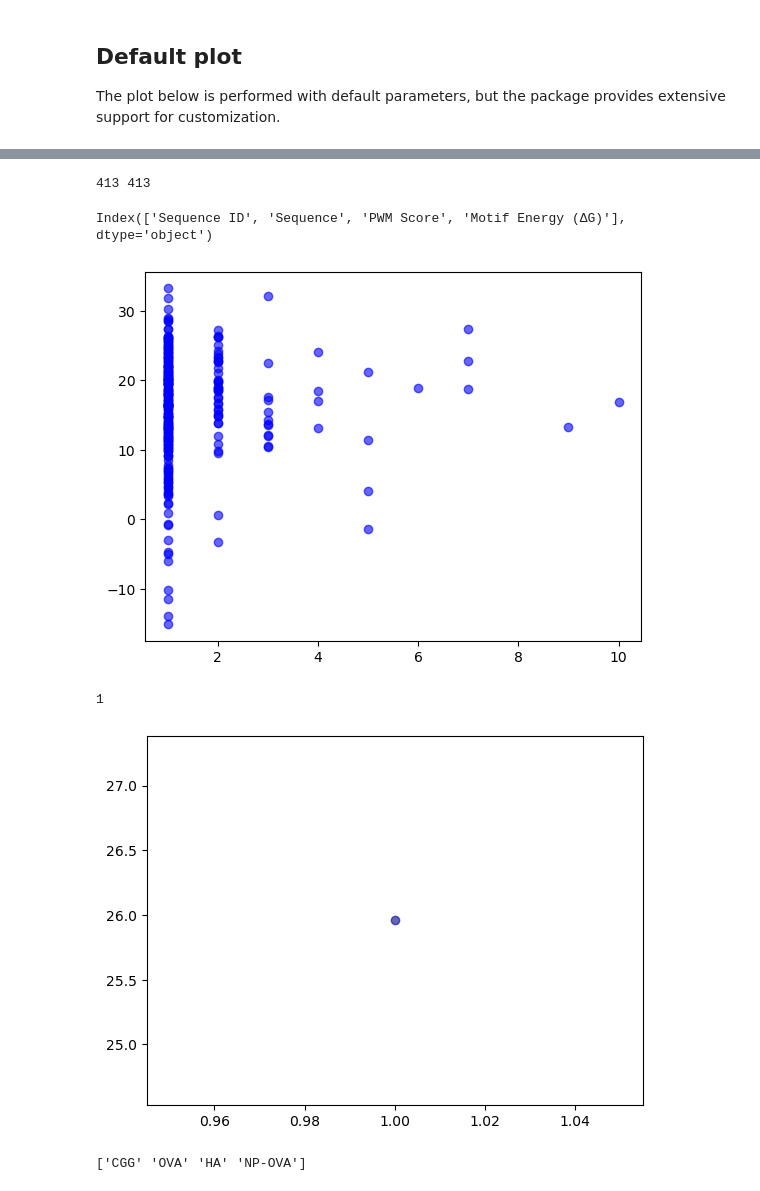
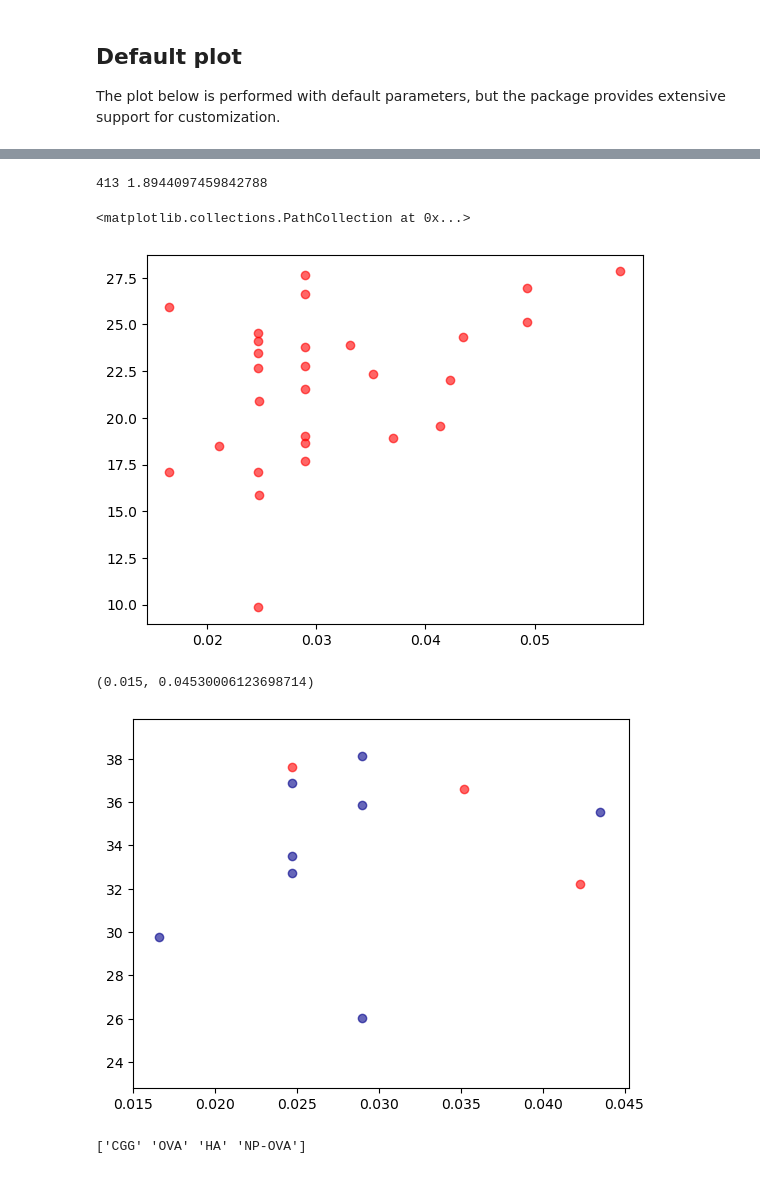
Before and after one commit to rmorantovar/Immune_System, a Jupyter notebook: Jupyter_notebooks/repertoire_entropy/similarity_clustermap.ipynb, the cells around one changed output, grey strips where cells are left out. Cells and saved outputs as stored; diff of their text form; code cells hidden in the pictures.

```diff
--- a/Jupyter_notebooks/repertoire_entropy/similarity_clustermap.ipynb
+++ b/Jupyter_notebooks/repertoire_entropy/similarity_clustermap.ipynb
@@ -11,12 +9,16 @@ ModuleNotFoundError: No module named 'pyrepseq'
 file_path = "/Users/robertomorantovar/Dropbox/Research/Immune_system/primary_response/data/victora_2020/"  # Change this to your actual file
 df = pd.read_excel(file_path + 'mmc1.xlsx', sheet_name="Photoactivation CGG", header = 0, skiprows = 1)
 # %%
-df = df[df['Mouse']<=4]
+# df = df[df['Mouse']<=4]
 df["CDR3:"] = df["CDR3:"].astype(str).fillna("")
 df_cleaned = df[df["CDR3:"]!='...']
 df_cleaned = df_cleaned[~df_cleaned["CDR3:"].str.contains("\*", regex=True)]
-df_cleaned["Count"] = df_cleaned.groupby("CDR3:")["CDR3:"].transform("count")
-# df_cleaned.to_csv(file_path + 'data_all.csv')
+df_cleaned = df_cleaned[['Mouse', 'CDR3:']]
+df_cleaned["Count"] = df_cleaned.groupby(["Mouse", "CDR3:"])["CDR3:"].transform("count")
+df_cleaned['Count'] = df_cleaned['Count']/df_cleaned[["Mouse", 'CDR3:']].groupby(["Mouse"]).transform("count")['CDR3:'].to_numpy()
 df_unique = df_cleaned.drop_duplicates(subset=["CDR3:"], keep="first")
+df_unique["l"] = df_unique['CDR3:'].str.len()
+df_unique = df_unique[(df_unique['l']>8) & (df_unique['l']<15)]
 df_unique.to_csv(file_path + 'data_cluster_all.csv')
+df_unique
 # %% [output]
@@ -47,29 +72,33 @@ df_cluster.to_csv(file_path + 'data_cluster_55.csv')
 df_counts = df_cleaned.groupby(["CDR3:"]).size().reset_index(name="Count")
 print(np.sum(df_counts['Count']), np.sum(df_unique['Count']))
 # %% [output]
-413 413
+413 1.8944097459842788
 # %%
-df_energies_55 = pd.read_csv(file_path + 'CDR3_aligned_55_motif_scores.csv')
+df_energies_larger = pd.read_csv(file_path + 'CDR3_aligned_larger_motif_scores.csv')
+df_energies_larger2 = pd.read_csv(file_path + 'CDR3_aligned_larger2_motif_scores.csv')
 df_energies_all = pd.read_csv(file_path + 'CDR3_aligned_all_motif_scores.csv')
-df_energies_all.columns
+# df_energies_all
-# %% [output]
-Index(['Sequence ID', 'Sequence', 'PWM Score', 'Motif Energy (ΔG)'], dtype='object')
 # %%
-for i, seq in enumerate(df_unique['CDR3:']):
-    plt.scatter(df_unique[df_unique['CDR3:']==seq]['Count'], df_energies_all['PWM Score'].iloc[i], color = 'blue', alpha = .6)
-#     plt.scatter(df_counts[df_counts['CDR3:']==seq]['Count'], df_energies_all['Motif Energy (ΔG)'].iloc[i], color = 'red', alpha = .6)
+CSs = df_unique['Count'].to_numpy()
+DGs = df_energies_all['Motif Energy (ΔG)'].to_numpy()
+DG2s = df_energies_all['PWM Score'].to_numpy()
+# plt.scatter(CSs[CSs>.01], DGs[CSs>.01], color = 'blue', alpha = .6)
+plt.scatter(CSs[CSs>.015], DG2s[CSs>.015], color = 'red', alpha = .6)
 # %% [output]
+<matplotlib.collections.PathCollection at 0x...>
-[figure, old version]
+[figure, new version]
 # %%
 j = 0
 for i, seq in enumerate(df_cluster['CDR3:']):
-    plt.scatter(df_unique[df_unique['CDR3:']==seq]['Count'], df_energies_55['PWM Score'].iloc[i], color = 'darkblue', alpha = .6)
-#     plt.scatter(df_counts[df_counts['CDR3:']==seq]['Count'], df_energies_69['Motif Energy (ΔG)'].iloc[i], color = 'darkred', alpha = .6)
-    j+=1
-print(j)
+    plt.scatter(df_unique[df_unique['CDR3:']==seq]['Count'], df_energies_larger['PWM Score'].iloc[i], color = 'darkblue', alpha = .6)
+    # plt.scatter(df_unique[df_unique['CDR3:']==seq]['Count'], df_energies_larger['Motif Energy (ΔG)'].iloc[i], color = 'darkred', alpha = .6)
+for i, seq in enumerate(df_cluster2['CDR3:']):
+    plt.scatter(df_unique[df_unique['CDR3:']==seq]['Count'], df_energies_larger2['PWM Score'].iloc[i], color = 'red', alpha = .6)
+    # plt.scatter(df_unique[df_unique['CDR3:']==seq]['Count'], df_energies_larger2['Motif Energy (ΔG)'].iloc[i], color = 'purple', alpha = .6)
+plt.xlim(left = .015)
 # %% [output]
-1
+(0.015, 0.04530006123698714)
-[figure, old version]
+[figure, new version]
 # %%
 # Load Excel file (modify 'sequences.xlsx' and sheet name if needed)
 file_path = "/Users/robertomorantovar/Dropbox/Research/Immune_system/primary_response/data/victora_2016/"  # Change this to your actual file
```
Also changed, not shown: parts of 7 cells of this notebook, 29 other files.
